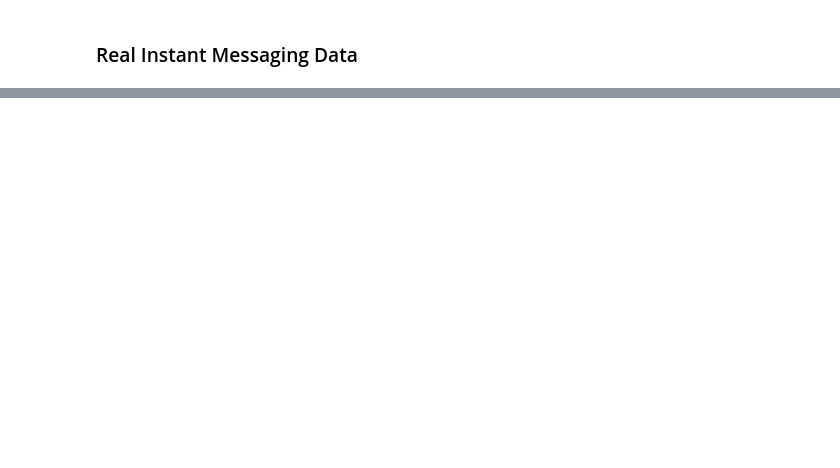
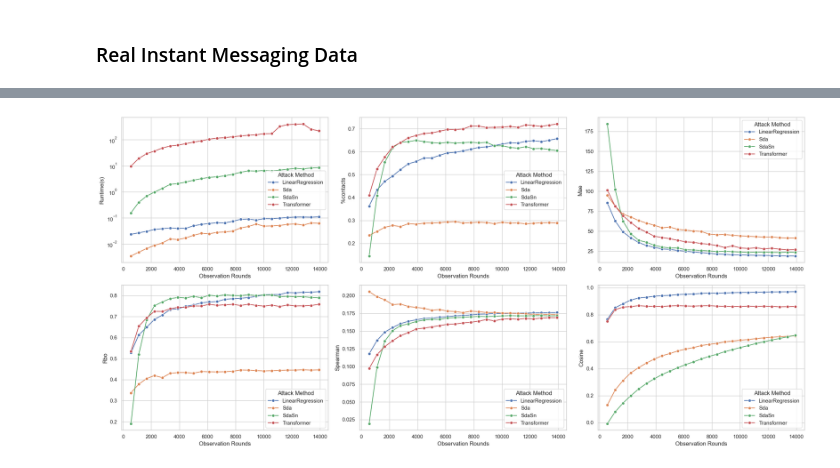
Before and after one commit to wim50594/sda-analysis, a Jupyter notebook: main.ipynb, the cells around one changed output, grey strips where cells are left out. Saved outputs shown, nothing was run; the diff lists cells and outputs as text; code cells hidden in the pictures; blank space fills up the shorter version.

```diff
--- a/main.ipynb
+++ b/main.ipynb
@@ -75,5 +63,6 @@ plt.show()
 # %% [markdown]
 ### Real Instant Messaging Data
 # %%
-real_data = chating.get_dataset('data/instant-messaging-data.pkl', most_active_months=6, n_user=N, k_contacts=K, batch_size=B, seed=seed)
+real_data = chating.get_dataset('data/instant-messaging-data.pkl', most_active_months=3, n_user=N, k_contacts=K, batch_size=B, seed=seed)
 P_true, X, Y = real_data
+print(real_data.describe())
@@ -85,27 +78,15 @@ plt.show()
-# %%
-torch_params = {'batch_size': 64, 'epochs': 200, 'lr': 1e-4, 'early_stop': 5}
-attacks = [attack.Sda(), attack.SdaSn(),
-           attack.LinearRegressionAttack(LinearRegression()),
-           attack.LinearRegressionAttack(Ridge(alpha=1.0)),
-           attack.LinearRegressionAttack(Lasso(positive=True)),
-           attack.TorchAttack(attack.Transformer(
-               num_users=(P_true.shape[0], P_true.shape[1])
-               ), train_params=torch_params)
-]
-
-results = run_experiments(sim_data, attacks)
-results.round(3)
 # %%
 # Model parameters
-torch_params = {'batch_size': 64, 'epochs': 100, 'lr': 1e-4, 'early_stop': 5, 'use_tqdm': False}
 attacks = [attack.Sda(), attack.SdaSn(),
-           attack.LinearRegressionAttack(Ridge(alpha=1.0)),
-           attack.TorchAttack(attack.Transformer(
-               num_users=(P_true.shape[0], P_true.shape[1])
-               ), train_params=torch_params)
-]
+           attack.LinearRegressionAttack(LinearRegression()),
+           attack.TorchAttack(attack.Transformer(num_users=real_data.n_user),
+                              train_params=torch_params)
+           ]
 
-results = run_experiments(sim_data, attacks, step=100, repeat=5)
-fig, axes = plotting.plot_evaluation_results(results)
-plt.savefig('assets/real/evaluation.pdf')
-plt.show()
+results_real = run_experiments(real_data, attacks, step=real_data.n_observations//25, repeat=5)
+# %%
+fig, axes = plotting.plot_evaluation_results(results_real, logy=0)
+plt.savefig('assets/real/evaluation.pdf')
+plt.show()
+# %% [output]
+[figure, added]
```
Also changed, not shown: parts of 8 cells of this notebook, 15 other files.
